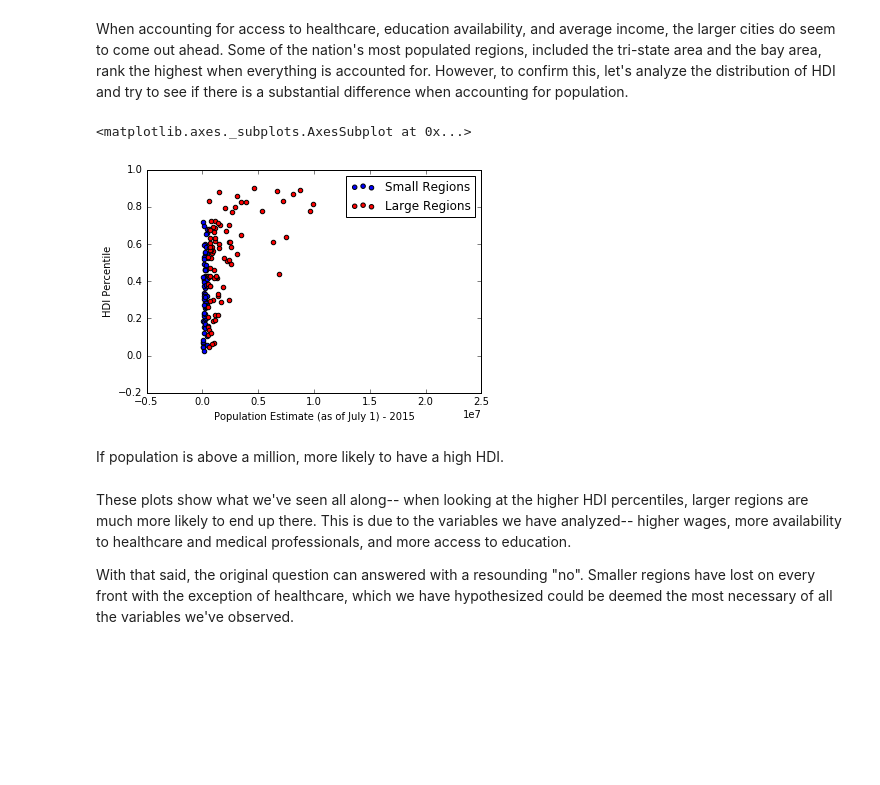
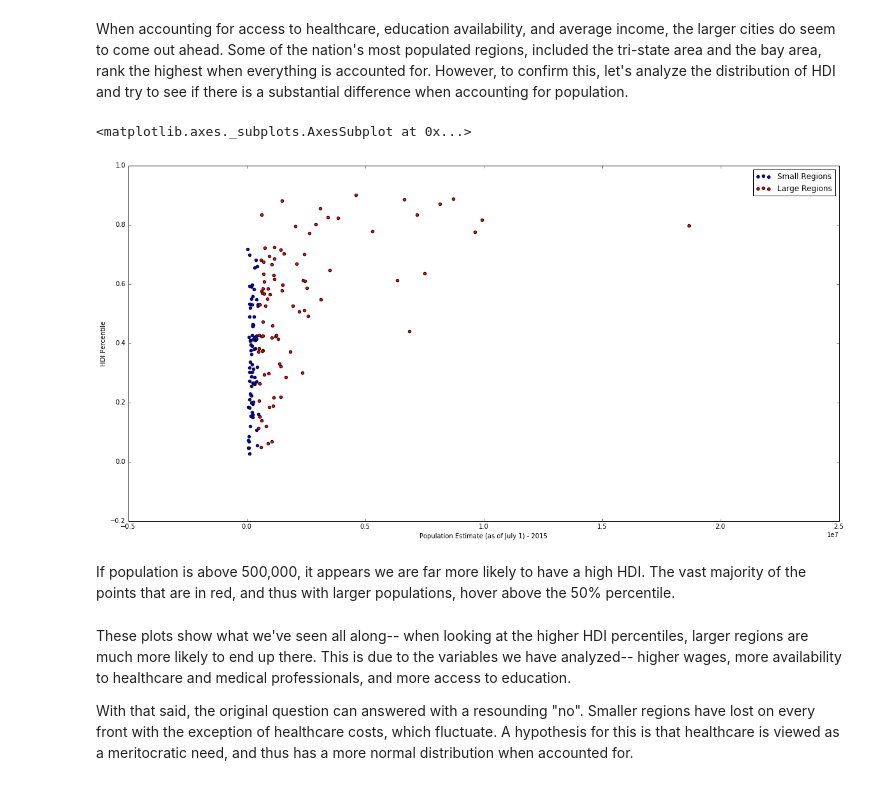
Before and after one commit to jacobjzhang/applied-stats-midterm, a Jupyter notebook: midterm-project.ipynb, the cells around one changed output. Saved outputs shown, nothing was run; the diff lists cells and outputs as text; code cells hidden in the pictures; blank space fills up the shorter version.

Commit message:
cleaning up and wrapping up project for midterm

```diff
--- a/midterm-project.ipynb
+++ b/midterm-project.ipynb
@@ -203,12 +210,12 @@ What's interesting to note is that the "residents per healthcare institution" fi
 
 We can now examine another crucial variable, and that is one of health cost per resident. We can obtain this by dividing the total revenues of the healthcare establishments in a region and dividing by population.
 # %%
-flattened_all_health_est = health_est_all.groupby('Geographic area name').sum().sort('Number of establishments', ascending=False)
-health_receipt_employee = health_est_all.groupby('Geographic area name').sum().sort('Number of paid employees for pay period including March 12', ascending=False)
+flattened_all_health_est = health_est_all.groupby('Geographic area name').sum().sort_values(by='Number of establishments', ascending=False)
+health_receipt_employee = health_est_all.groupby('Geographic area name').sum().sort_values(by='Number of paid employees for pay period including March 12', ascending=False)
 hre = health_receipt_employee[['Receipts/Revenue ($1,000)', 'Number of paid employees for pay period including March 12']]
 hrep = pandas.concat([hre, latest_pop], axis=1)
 hrep['Health Cost Per Resident'] = hrep['Receipts/Revenue ($1,000)'] / hrep['Population Estimate (as of July 1) - 2015']
-hrep_pop = hrep[['Health Cost Per Resident', 'Population Estimate (as of July 1) - 2015']].sort('Population Estimate (as of July 1) - 2015', ascending=True)
+hrep_pop = hrep[['Health Cost Per Resident', 'Population Estimate (as of July 1) - 2015']].sort_values(by='Population Estimate (as of July 1) - 2015', ascending=True)
 hrep_pop['Health Cost Per Resident Pct'] = scipy.stats.rankdata(hrep_pop['Health Cost Per Resident'], "average")/len(hrep_pop['Health Cost Per Resident'])
 
 hrep_mean = hrep_pop['Health Cost Per Resident Pct'].mean()
@@ -219,16 +226,15 @@ print("Mean: ", hrep_mean, "Standard Deviation: ", hrep_std)
 hrep_pop['Normal Dist'] = scipy.stats.norm.cdf(hrep_pop['Health Cost Per Resident Pct'], loc=hrep_mean, scale=hrep_std)
 
 hrep_pop_chart = hrep_pop[['Health Cost Per Resident Pct', 'Normal Dist', 'Population Estimate (as of July 1) - 2015']].set_index('Population Estimate (as of July 1) - 2015', drop=False)
-hrep_pop_chart['Population Estimate (as of July 1) - 2015'] = hrep_pop_chart['Population Estimate (as of July 1) - 2015'] // 1000 * 1000
 
 pop_estimate = hrep_pop_chart['Population Estimate (as of July 1) - 2015']
 hcdist = hrep_pop_chart['Health Cost Per Resident Pct']
 cdf1 = pandas.Series(hcdist, index=pop_estimate)
-plot1 = cdf1.plot(drawstyle='line', label="Health Cost Per Resident Percentile", xlim=((0,3000000)), figsize=(20, 10))
+plot1 = cdf1.plot(drawstyle='line', label="Health Cost Per Resident Percentile", xlim=((0,3000000)), figsize=(20, 10), legend=True)
 
 pop_estimate = hrep_pop_chart['Population Estimate (as of July 1) - 2015']
 nmdist = hrep_pop_chart['Normal Dist']
-cdf2 = pandas.Series(hcum_dist, index=pop_estimate)
+cdf2 = pandas.Series(nmdist, index=pop_estimate)
 plot1.plot(cdf2, label="Percentile Normal Distribution")
 # %% [output]
 Mean:  0.5029940119760479 Standard Deviation:  0.2895381414068643
@@ -239,8 +247,8 @@ We'll now want to incorporate incomes and wealth into this equation. A column ca
 # %%
-business = pandas.read_csv('datasets/business_est_values.csv', sep=',', encoding='latin-1', skiprows=13, skipfooter=24)
+business = pandas.read_csv('datasets/business_est_values.csv', sep=',', encoding='latin-1', skiprows=13, skipfooter=24, engine='python')
 business_totals = business[business['Meaning of 2012 NAICS code'] == 'Total for all sectors']
 business_grouped = business_totals[['Geographic area name', 'Payroll Per Employee']].groupby('Geographic area name').sum()
-pandas.concat([health_edu_est, business_grouped['Payroll Per Employee'], latest_pop], axis=1).sort('Payroll Per Employee')
+pandas.concat([health_edu_est, business_grouped['Payroll Per Employee'], latest_pop], axis=1).sort_values(by='Payroll Per Employee')
 # %% [output]
 |  | Health Establishments | Educational Establishments | Payroll Per Employee | Population Estimate (as of July 1... |
 | Brownsville-Harlingen-Raymondvill... | 5245.0 | 184.0 | 26 | 444059.0 |
@@ -262,6 +270,6 @@ pandas.concat([health_edu_est, business_grouped['Payroll Per Employee'], latest_
 167 rows × 4 columns
 # %%
-full_table = pandas.concat([health_edu_est, business_grouped['Payroll Per Employee']], axis=1).sort('Payroll Per Employee').dropna()
+full_table = pandas.concat([health_edu_est, business_grouped['Payroll Per Employee']], axis=1).sort_values(by='Payroll Per Employee').dropna()
 edu_table = pandas.concat([flattened_all_edu_est['Number of establishments'], latest_pop], axis=1)
 full_table['Residents per Edu. Est.'] = edu_table['Population Estimate (as of July 1) - 2015'] / edu_table['Number of establishments']
 health_table = pandas.concat([flattened_all_health_est['Number of establishments'], latest_pop], axis=1)
@@ -285,11 +293,10 @@ from scipy.stats.mstats import gmean
 full_table['Residents Per Edu Percentile'] = 1 - stats.rankdata(full_table['Residents per Edu. Est.'], "average")/len(full_table['Residents per Edu. Est.'])
 full_table['Residents Per Health Percentile'] = 1 - stats.rankdata(full_table['Residents per Health Est.'], "average")/len(full_table['Residents per Health Est.'])
 full_table['Payroll Percentile'] = (stats.rankdata(full_table['Payroll Per Employee'], "average")/len(full_table['Payroll Per Employee']))
-# need composite static/metric to integrate all 3
 res = full_table['Residents Per Edu Percentile'] * full_table['Residents Per Health Percentile'] * full_table['Payroll Percentile']
 full_table['HDI Percentile'] = res**(1. / 3.)
 clean_full_table = full_table[['Residents Per Edu Percentile', 'Residents Per Health Percentile', 'Payroll Percentile', 'HDI Percentile']]
-clean_full_table.sort('HDI Percentile')
+clean_full_table.sort_values(by='HDI Percentile')
 # %% [output]
 |  | Residents Per Edu Percentile | Residents Per Health Percentile | Payroll Percentile | HDI Percentile |
 | Geographic area name |  |  |  |  |
@@ -315,18 +322,18 @@ When accounting for access to healthcare, education availability, and average in
 # %%
 HDIpct = clean_full_table['HDI Percentile']
 hdi_pop = pandas.concat([HDIpct, latest_pop], axis=1)
 
 hp_small_regions = hdi_pop[hdi_pop['Population Estimate (as of July 1) - 2015'] < 500000].set_index('Population Estimate (as of July 1) - 2015', drop=False)
 hp_large_regions = hdi_pop[hdi_pop['Population Estimate (as of July 1) - 2015'] > 500000].set_index('Population Estimate (as of July 1) - 2015', drop=False)
 
-small_plot = hp_small_regions.plot(kind='scatter', y='HDI Percentile', x='Population Estimate (as of July 1) - 2015', legend=True, label="Small Regions")
+small_plot = hp_small_regions.plot(kind='scatter', y='HDI Percentile', x='Population Estimate (as of July 1) - 2015', legend=True, label="Small Regions", figsize=(20, 10))
 hp_large_regions.plot(ax=small_plot, kind='scatter', y='HDI Percentile', x='Population Estimate (as of July 1) - 2015', legend=True, label="Large Regions", color='r')
 # %% [output]
 <matplotlib.axes._subplots.AxesSubplot at 0x...>
-[figure, old version]
+[figure, new version]
-# %% [markdown]
-If population is above a million, more likely to have a high HDI.
+# %% [markdown]
+If population is above 500,000, it appears we are far more likely to have a high HDI. The vast majority of the points that are in red, and thus with larger populations, hover above the 50% percentile.
 # %% [markdown]
 These plots show what we've seen all along-- when looking at the higher HDI percentiles, larger regions are much more likely to end up there. This is due to the variables we have analyzed-- higher wages, more availability to healthcare and medical professionals, and more access to education.
 
-With that said, the original question can answered with a resounding "no". Smaller regions have lost on every front with the exception of healthcare, which we have hypothesized could be deemed the most necessary of all the variables we've observed.
+With that said, the original question can answered with a resounding "no". Smaller regions have lost on every front with the exception of healthcare costs, which fluctuate. A hypothesis for this is that healthcare is viewed as a meritocratic need, and thus has a more normal distribution when accounted for.
```
Also changed, not shown: parts of 16 cells of this notebook.
